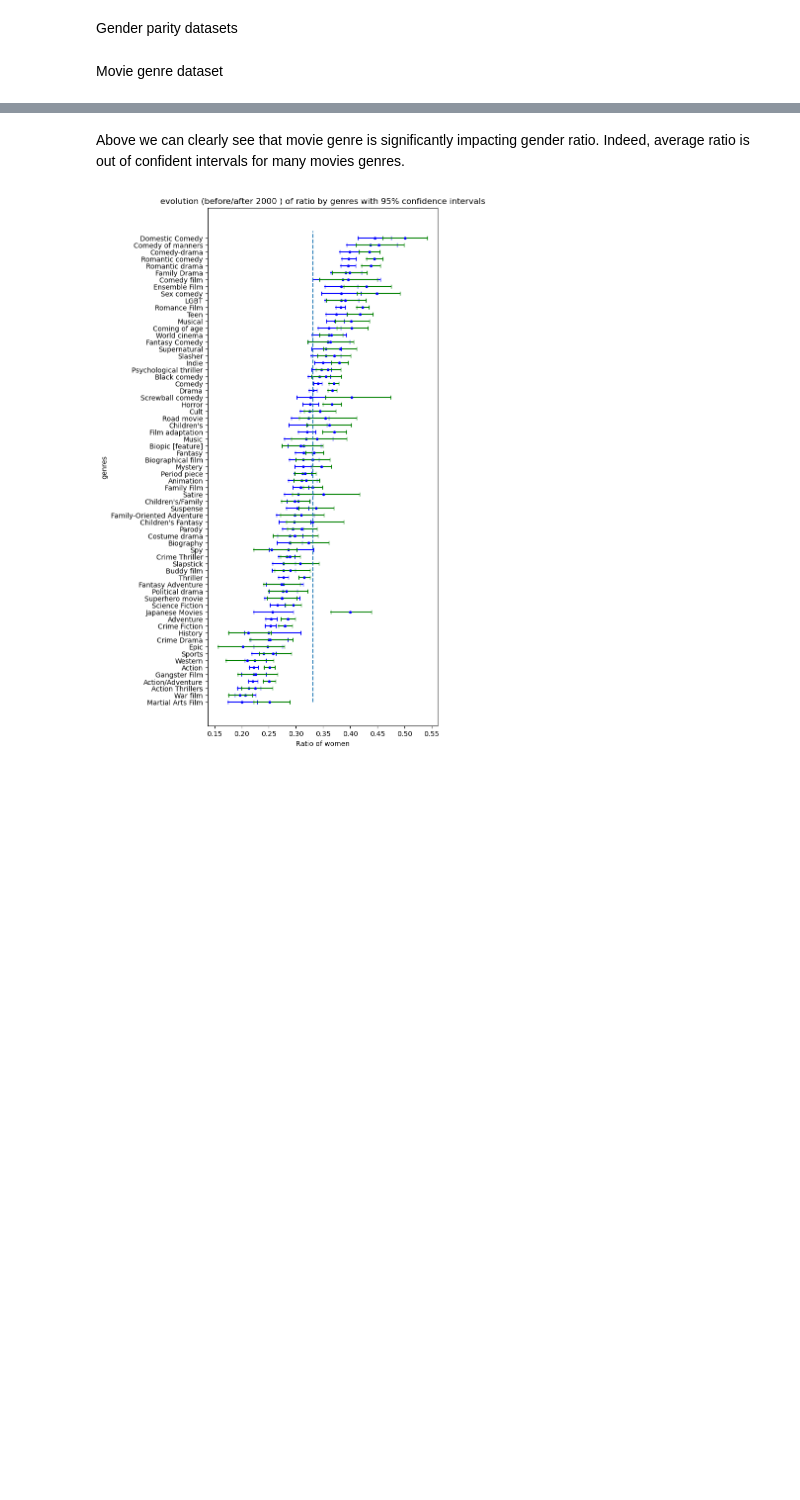
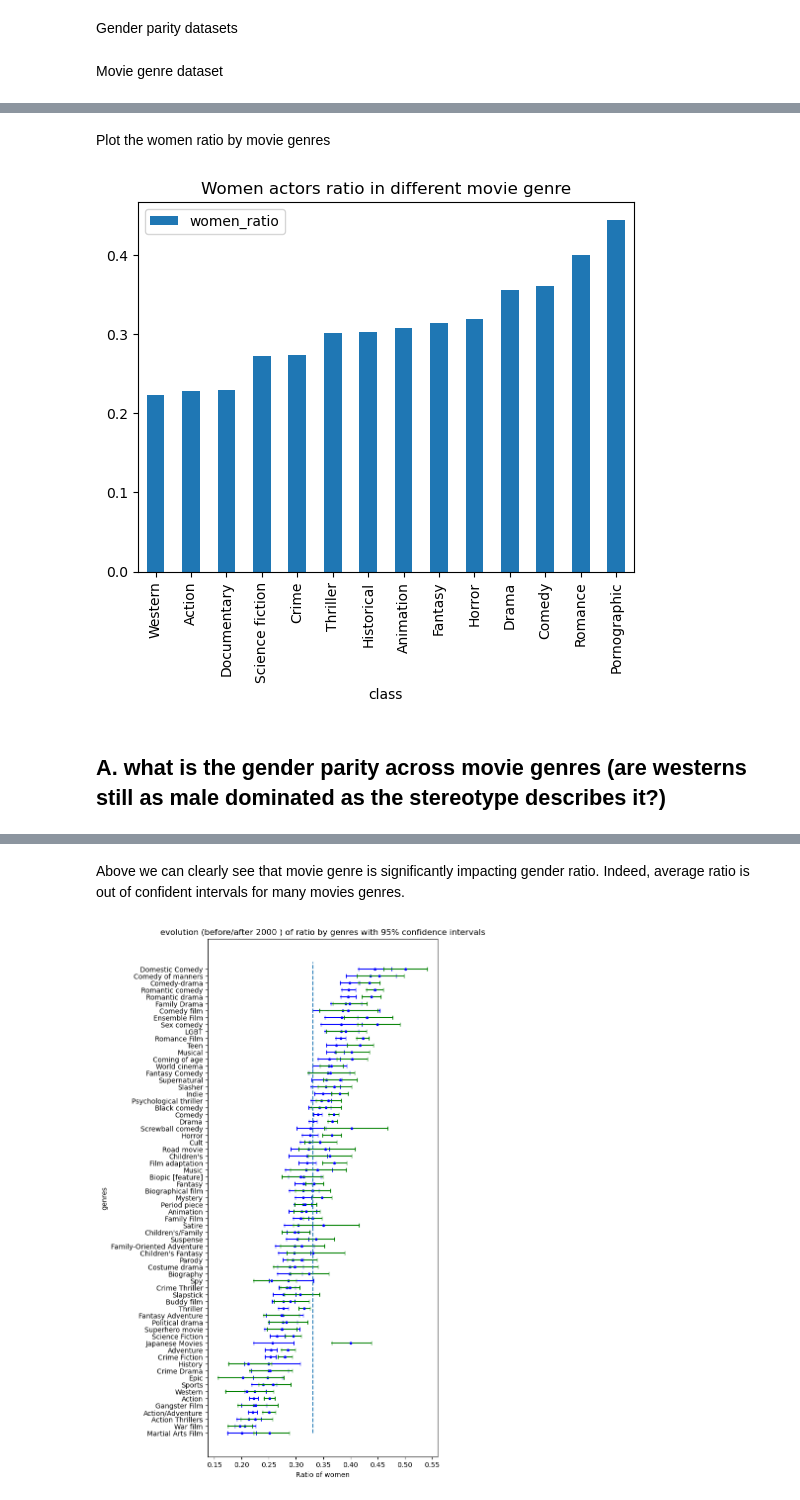
Before and after one commit to epfl-ada/ada-2022-project-teamrefuge2000, a Jupyter notebook: src/milestone_3.ipynb, the cells around one changed output, grey strips where cells are left out. Drawn from its saved outputs; the diff is of its cells as text; code cells hidden in the pictures; blank space fills up the shorter version.

```diff
--- a/src/milestone_3.ipynb
+++ b/src/milestone_3.ipynb
@@ -103,0 +140,43 @@ def make_subset_gender_parity(col_name, gender_parity_df = gender_parity) :
+# %% [markdown]
+Plot the women ratio by movie genres
+# %%
+genres = {"Action" : {"war", "military", "action", "spy", "espionage", "combat", "martial", "prison", "anti-war", "escape", "gangster", "escape", "heist", "epic"},
+          "Comedy" : {"comedy", "fun", "parody"},
+          "Horror" : {"horreur", "scary", "zombie"},
+          "Science fiction" : {"space", "time", "science", "robot", "disaster", "apocalypse", "alien", "monster", "sci-fi", "fiction"},
+          "Western" : {"western", "cowboy", "anti-western"},
+          "Romance" : {"romance"},
+          "Documentary" : {"society", "culture", "sport", "empire", "documentary", "sports"},
+          "Thriller" : {"thriller", "spy", "conspiracy"},
+          "Fantasy" : {"bangsian", "fantasy", "dark", "fables", "magic", "myth", "legends", "sorcery"},
+          "Historical" : {"historical", "period", "history", "counterfactual"},
+          "Crime" : {"detective", "crime", "murder", "mysteries", "enquete", "thief"},
+          "Drama" : {"docudrama", "drama", "teen", "political", "melodrama", "issues"},
+          "Animation" : {"animation", "motion", "stop", "claymation", "animated", "puppetry"},
+          "Pornographic" : {"sex", "pornographic", "sexploitation", "erotica", "adult"}}
+
+def regroup_genre(elements):
+    for k,v in genres.items() :
+        if len(elements.intersection(v)) :
+            return k
+    return pd.NaT
+# %%
+#make the subset by genres
+movie_gender_genre = make_subset_gender_parity('genres')
+movie_gender_genre = movie_gender_genre.loc[movie_gender_genre['wikipedia_movie_id_count'] > 5]
+movie_gender_genre['genres'] = movie_gender_genre['genres'].astype('str').apply(lambda x : set(x.lower().split()))
+
+#apply the more general genre class
+movie_gender_genre['class'] = movie_gender_genre['genres'].apply(regroup_genre)
+
+# Define a lambda function to compute the weighted mean:
+wm = lambda x: np.average(x, weights=movie_gender_genre.loc[x.index, "wikipedia_movie_id_count"])
+movie_gender_genre = movie_gender_genre.dropna().groupby('class').agg(women_ratio=('women_ratio_mean', wm))\
+                    .sort_values(by='women_ratio')
+
+#plot the graph
+movie_gender_genre.plot(title='Women actors ratio in different movie genre', kind='bar') ;
+# %% [output]
+[figure, added]
+# %% [markdown]
+## A. what is the gender parity across movie genres (are westerns still as male dominated as the stereotype describes it?)
```
Also changed, not shown: parts of 117 cells of this notebook, 1 other file.
